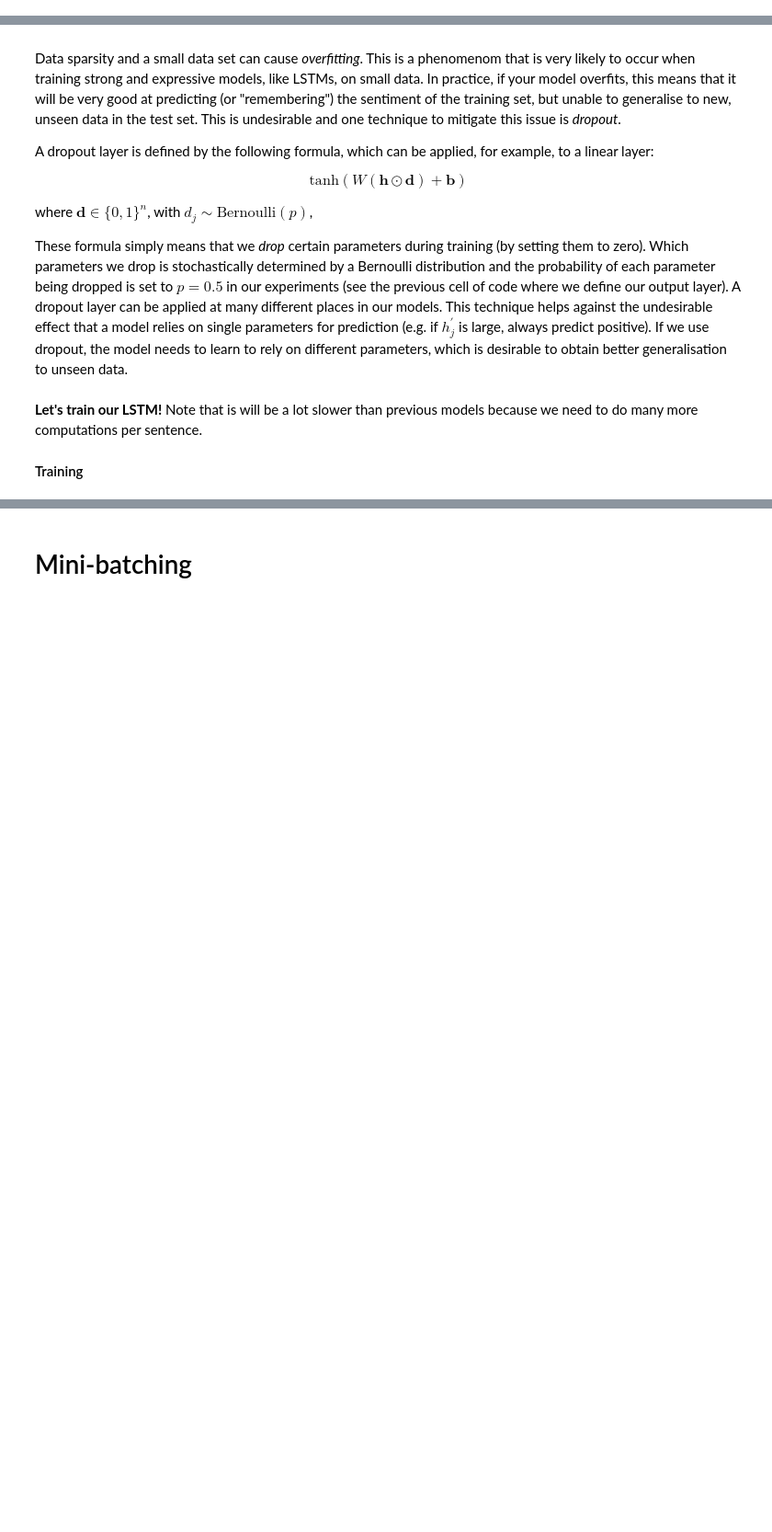
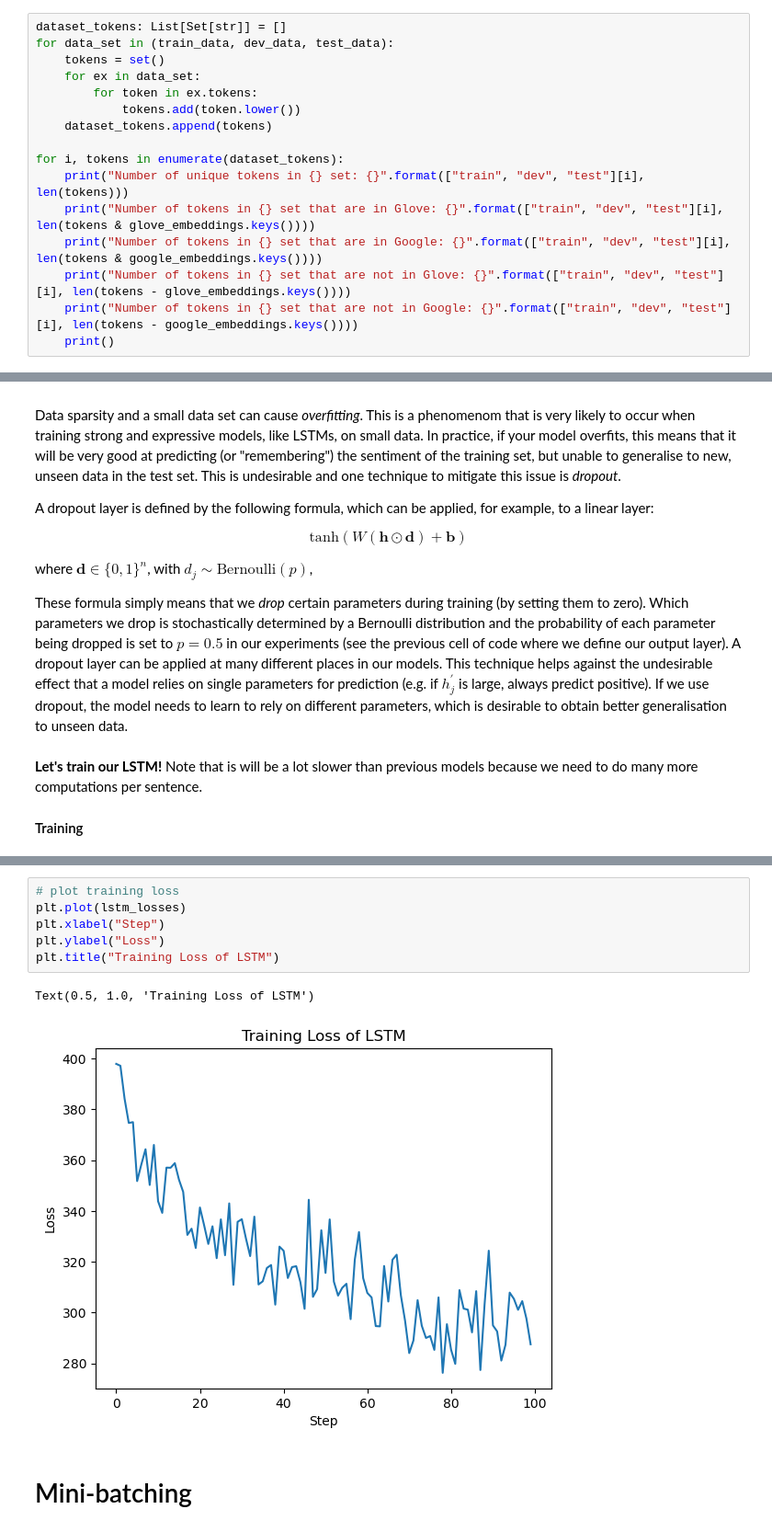
Before and after one commit to dqmis/nlp1, a Jupyter notebook: NLP1_2023_Practical_2.ipynb, the cells around one changed output, grey strips where cells are left out. Shown: that part at 92% size. Saved outputs shown, nothing was run; the diff lists cells and outputs as text; blank space fills up the shorter version.

```diff
--- a/NLP1_2023_Practical_2.ipynb
+++ b/NLP1_2023_Practical_2.ipynb
@@ -881,0 +993,16 @@ words_not_found = set()
+# %%
+dataset_tokens: List[Set[str]] = []
+for data_set in (train_data, dev_data, test_data):
+    tokens = set()
+    for ex in data_set:
+        for token in ex.tokens:
+            tokens.add(token.lower())
+    dataset_tokens.append(tokens)
+
+for i, tokens in enumerate(dataset_tokens):
+    print("Number of unique tokens in {} set: {}".format(["train", "dev", "test"][i], len(tokens)))
+    print("Number of tokens in {} set that are in Glove: {}".format(["train", "dev", "test"][i], len(tokens & glove_embeddings.keys())))
+    print("Number of tokens in {} set that are in Google: {}".format(["train", "dev", "test"][i], len(tokens & google_embeddings.keys())))
+    print("Number of tokens in {} set that are not in Glove: {}".format(["train", "dev", "test"][i], len(tokens - glove_embeddings.keys())))
+    print("Number of tokens in {} set that are not in Google: {}".format(["train", "dev", "test"][i], len(tokens - google_embeddings.keys())))
+    print()
@@ -1152,3 +1318,12 @@ lstm_losses, lstm_accuracies = train_model(
+# %%
+# plot training loss
+plt.plot(lstm_losses)
+plt.xlabel("Step")
+plt.ylabel("Loss")
+plt.title("Training Loss of LSTM")
+# %% [output]
+Text(0.5, 1.0, 'Training Loss of LSTM')
+[figure, added]
 # %% [markdown]
 # Mini-batching
 # %% [markdown]
```
Also changed, not shown: parts of 51 cells of this notebook, 1 other file.
